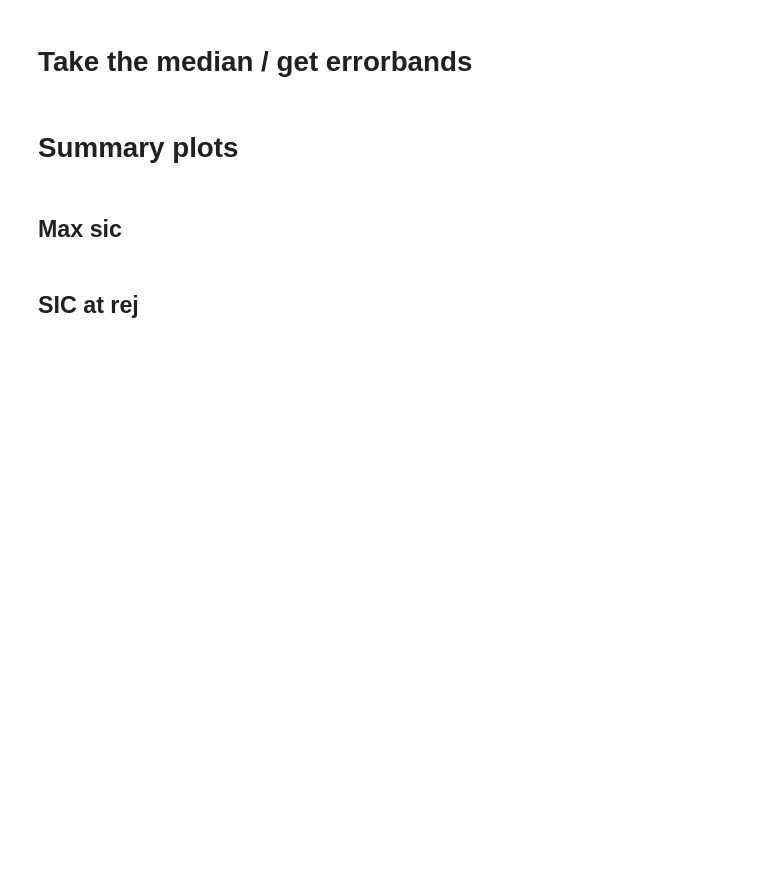
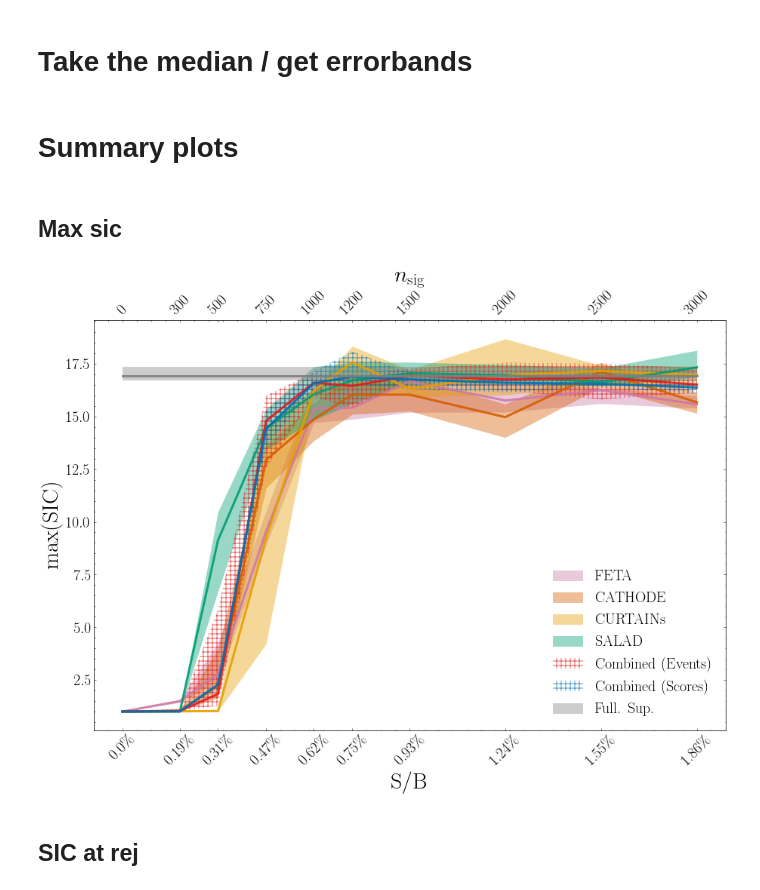
Before and after one commit to rmastand/synthetic_SM_AD, a Jupyter notebook: sample_combination_ensembling.ipynb, the cells around one changed output. Cells and saved outputs as stored; diff of their text form; code cells hidden in the pictures; blank space fills up the shorter version.

Commit message:
combined score and sample combo

```diff
--- a/sample_combination_ensembling.ipynb
+++ b/sample_combination_ensembling.ipynb
@@ -27,7 +27,8 @@ num_sig = 20000
 # Load in
 # %%
 process = "None" #StandardScale
-keys = ["feta","cathode", "curtains", "salad", "combined", "full_sup", "ideal_ad"]
+keys = ["feta","cathode", "curtains", "salad", "combined", "full_sup", "ideal_ad", "combined_scores"]
+methods_to_avg = ["feta", "cathode", "curtains", "salad"]
 
 
 n_avg = 10 # number of classifiers to average the scores over
@@ -123,20 +151,22 @@ med_max_sics_dict = pickle.load(open( "pickles/sample_combo_med_max_sics_dict.p"
 med_sics_at_rej_dict = pickle.load(open( "pickles/sample_combo_med_sics_at_rej_dict.p", "rb" ) )
 # %%
 
-colors_dict = {"full_sup":"#56B4E9",
+colors_dict = {"full_sup":"grey",
                "salad": "#009E73",
                "feta": "#CC79A7",
                "cathode":"#D55E00",
                "curtains":"#E69F00",
                 "combined": "#e41a1c",
-                "ideal_ad":"grey"}
+               "combined_scores": "#0072B2",
+                "ideal_ad":"#56B4E9"}
 
 labels_dict = {"full_sup":"Full. Sup. ",
                "salad": "SALAD",
                "feta": "FETA",
                "cathode":"CATHODE",
                "curtains":"CURTAINs",
-                "combined": "Combined",
+                "combined": "Combined (Events)",
+               "combined_scores": "Combined (Scores)",
               "ideal_ad": "Ideal. AD"}
 
 hatches_dict = {"full_sup":"Full. Sup. ",
@@ -144,7 +174,8 @@ hatches_dict = {"full_sup":"Full. Sup. ",
                "feta": "/",
                "cathode":"-",
                "curtains":"|",
-                "combined": "++"}
+                "combined": "++",
+            "combined_scores": "++"}
 
 
 l = 3
@@ -152,15 +183,17 @@ f_1 = 20
 f_2 = 30
 alpha = 0.4
 num_bkg_in_SR = 121339
+
+keys_to_plot = ["feta","cathode", "curtains", "salad", "combined", "combined_scores", "full_sup"]
 # %% [markdown]
 # Summary plots
-# %% [markdown]
-## Max sic
+# %% [markdown]
+## Max sic
 # %%
 x_vals = [n / num_bkg_in_SR for n in n_sig_inj_SR]
 
 fig = plt.figure(figsize = (15, 10))
-for k in keys:
+for k in keys_to_plot:
 
 
     plt.plot(x_vals, med_max_sics_dict[k][0], color = colors_dict[k], linewidth = l, alpha = alpha + 0.5)
@@ -169,7 +202,7 @@ for k in keys:
     #                    mean_max_sics_dict[k][0] + mean_max_sics_dict[k][1],
      #                    alpha = alpha, color = colors_dict[k], linewidth = 0)
 
-    if k == "combined":
+    if (k == "combined") or (k == "combined_scores"):
         plt.fill_between(x_vals, med_max_sics_dict[k][1],
                             med_max_sics_dict[k][2],
                              alpha = alpha+.3, facecolor = "none", edgecolor = colors_dict[k],
@@ -178,33 +211,35 @@ for k in keys:
         plt.fill_between(x_vals, med_max_sics_dict[k][1],
                             med_max_sics_dict[k][2],
                              alpha = alpha, color = colors_dict[k],
                          linewidth = 0, label = labels_dict[k])
 
 
 ax1 = fig.add_subplot(111)
 ax2 = ax1.twiny()
 ax2.set_xlim(ax1.get_xlim())
 ax2.set_xticks(x_vals)
 ax2.set_xticklabels(n_sig_inj, size=f_1, rotation = 45)
 ax2.set_xlabel(r"$n_\mathrm{sig}$", fontsize = f_2, labelpad = 10)
 
 
 ax1.set_xticks(x_vals)
 ax1.set_xticklabels([f"{np.round(100*x, 2)}\%" for x in x_vals], size=f_1, rotation = 45)
 ax1.set_xlabel("S/B", fontsize = f_2)
 
 """
 handles, labels = ax1.get_legend_handles_labels()
 order = [0, 4, 1, 2, 3]
 ax1.legend([handles[idx] for idx in order],[labels[idx] for idx in order],fontsize = f_1, loc = "lower right")
 """
 ax1.legend(fontsize = f_1, loc = "lower right")
 
 ax1.set_ylabel("max(SIC)", fontsize = f_2)
 ax1.tick_params(axis='both', which='major', labelsize=f_1)
 fig.savefig(f"plots/maxsic.pdf", dpi = dpi)
 
 plt.show()
+# %% [output]
+[figure, added]
 # %% [markdown]
 ## SIC at rej
 # %%
```
Also changed, not shown: parts of 8 cells of this notebook, 1 other file.
